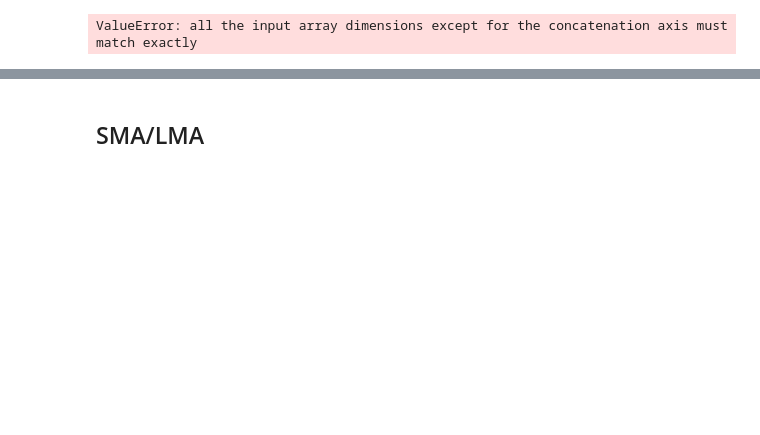
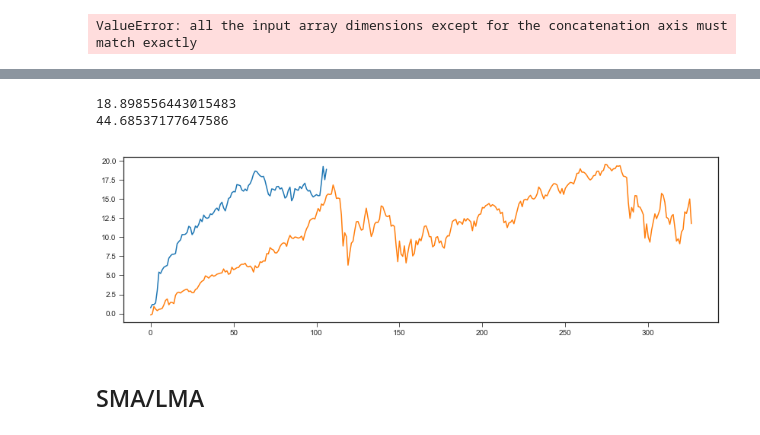
Before and after one commit to SpartonDawg/CMSE-201-Final, a Jupyter notebook: CMSE 202 - FINAL.ipynb, the cells around one changed output, grey strips where cells are left out. Saved outputs shown, nothing was run; the diff lists cells and outputs as text; code cells hidden in the pictures; blank space fills up the shorter version.

```diff
--- a/CMSE 202 - FINAL.ipynb
+++ b/CMSE 202 - FINAL.ipynb
@@ -343,16 +312,31 @@ d = portfolio_sim(10,stock_portfolio,stock_labels)
 # %%
-#port_returns = (euro_returns,nflx_returns,jpy_returns,crude_returns,e_mini_returns)
+def percent_change(prices):
+    daily_returns = []
+    for i in range(len(prices)-1):
+        z = int(i)
+        z1 = int(i+1)
+        change = ((prices[z1] - prices[z])/prices[z])*100
+        daily_returns.append(change)
+    combined_returns = np.cumsum(daily_returns)
+    return combined_returns
+sp500_returns = percent_change(sp500)
 
-structured_returns = zero(d)
+structured_returns = zero(currency_returns)
 total_returns = combine(structured_returns)
 cum_returns = np.cumsum(total_returns)
 
 plt.figure(figsize=(14,4))
 
 plt.plot(np.cumsum(total_returns))
+plt.plot(sp500_returns)
+
 roi = cum_returns[-1]/(len(cum_returns)/253)
 print(cum_returns[-1])
 print(roi)
+# %% [output]
+18.898556443015483
+44.68537177647586
+[figure, added]
 # %% [markdown]
 ## SMA/LMA
 # %%
```
Also changed, not shown: parts of 5 cells of this notebook.
